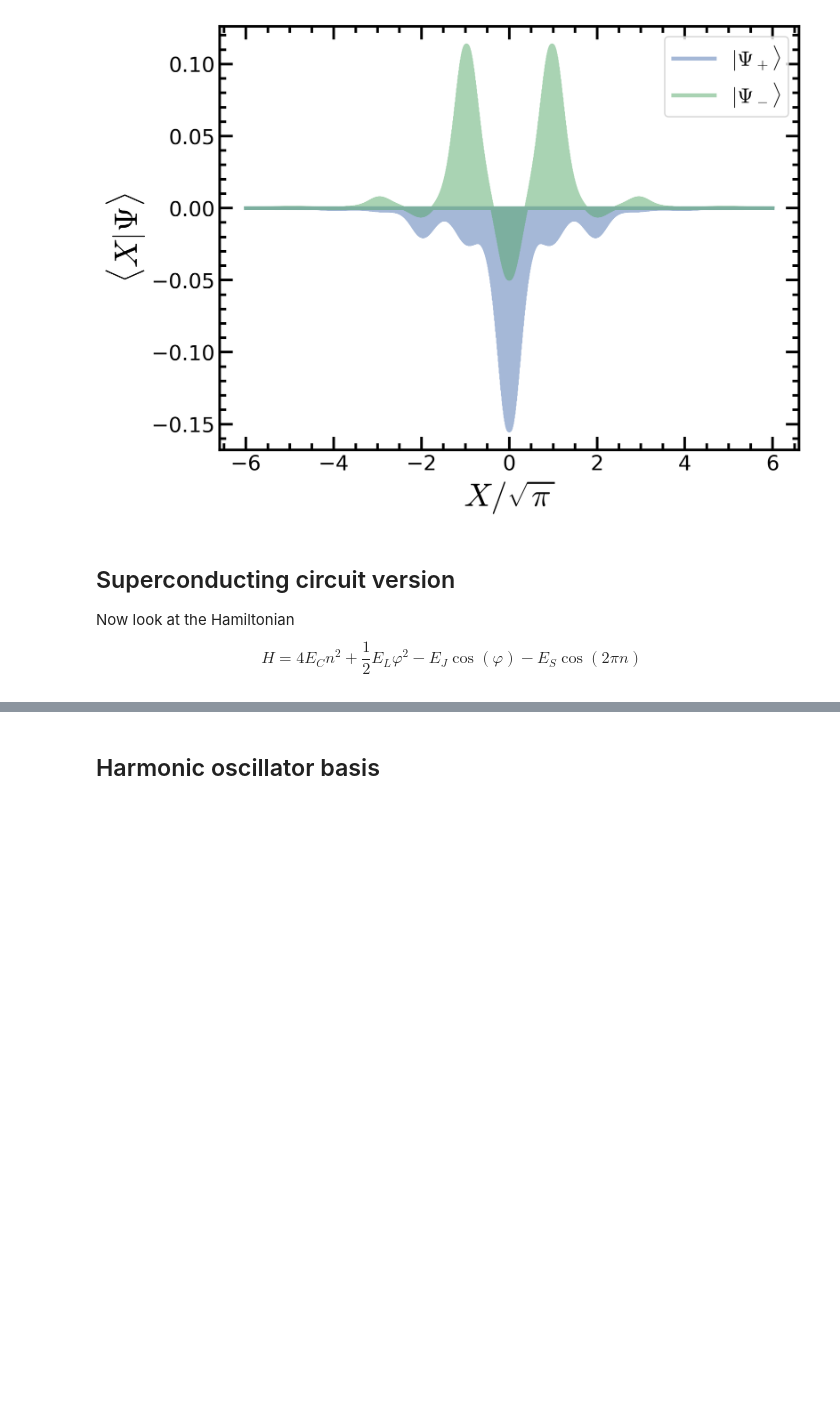
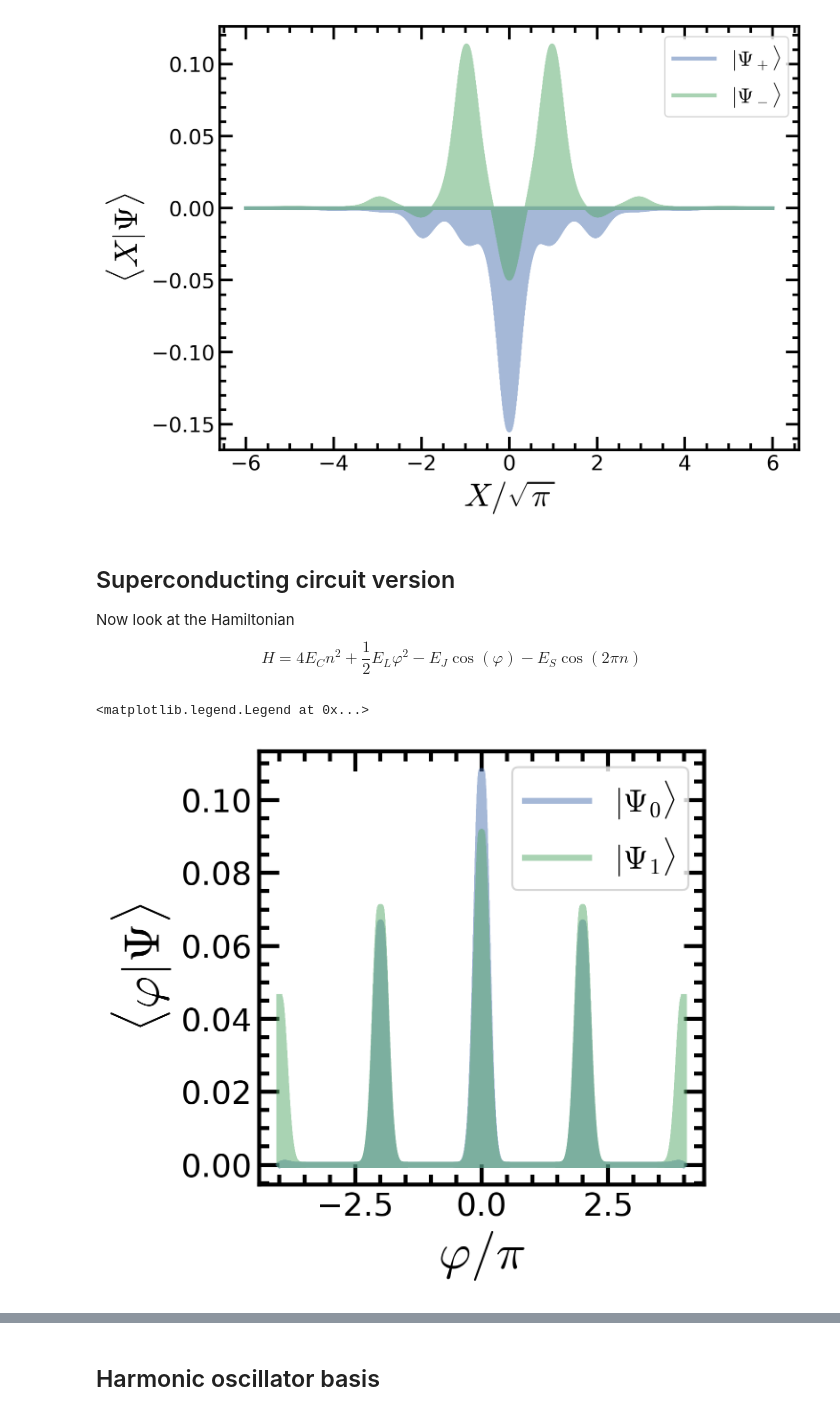
Before and after one commit to qnl/Fluxonium_berkeley, a Jupyter notebook: Notebooks/5. GKP qubit.ipynb, the cells around one changed output, grey strips where cells are left out. Saved outputs shown, nothing was run; the diff lists cells and outputs as text; code cells hidden in the pictures; blank space fills up the shorter version.

```diff
--- a/Notebooks/5. GKP qubit.ipynb
+++ b/Notebooks/5. GKP qubit.ipynb
@@ -269,7 +269,17 @@ def GKP_hamiltonian(E_C,E_L,E_J1,EJ2 ,E_S):
 # %%
 E_C = 0.1
 E_J2 = 15
-E_J1 = 0
+E_J1 = 1
 E_L = 0.05
 E_S = 5
 energies, states_GKP = GKP_hamiltonian(E_C,E_L,E_J1,E_J2,E_S).eigenstates()
+# %%
+plt.figure(figsize = [4,4])
+plt.plot(phi_pts/np.pi, abs(np.real(states_GKP[1])), alpha = 0.5, label = r'$|\Psi_0\rangle$')
+plt.plot(phi_pts/np.pi, abs(np.real(states_GKP[0])), color = 'C1', alpha = 0.5, label = r'$|\Psi_1\rangle$')
+plt.xlabel(r'$\varphi/\pi$')
+plt.ylabel(r'$\langle \varphi | \Psi \rangle$')
+plt.legend(loc=1)
+# %% [output]
+<matplotlib.legend.Legend at 0x...>
+[figure, added]
```
Also changed, not shown: parts of 5 cells of this notebook, 8 other files.
